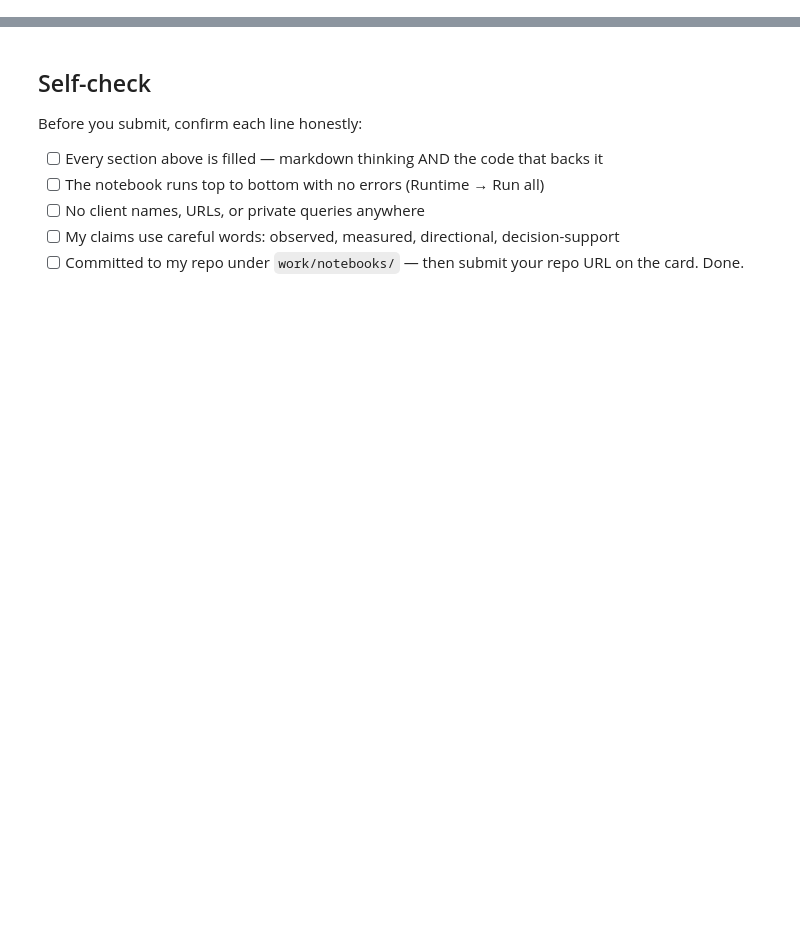
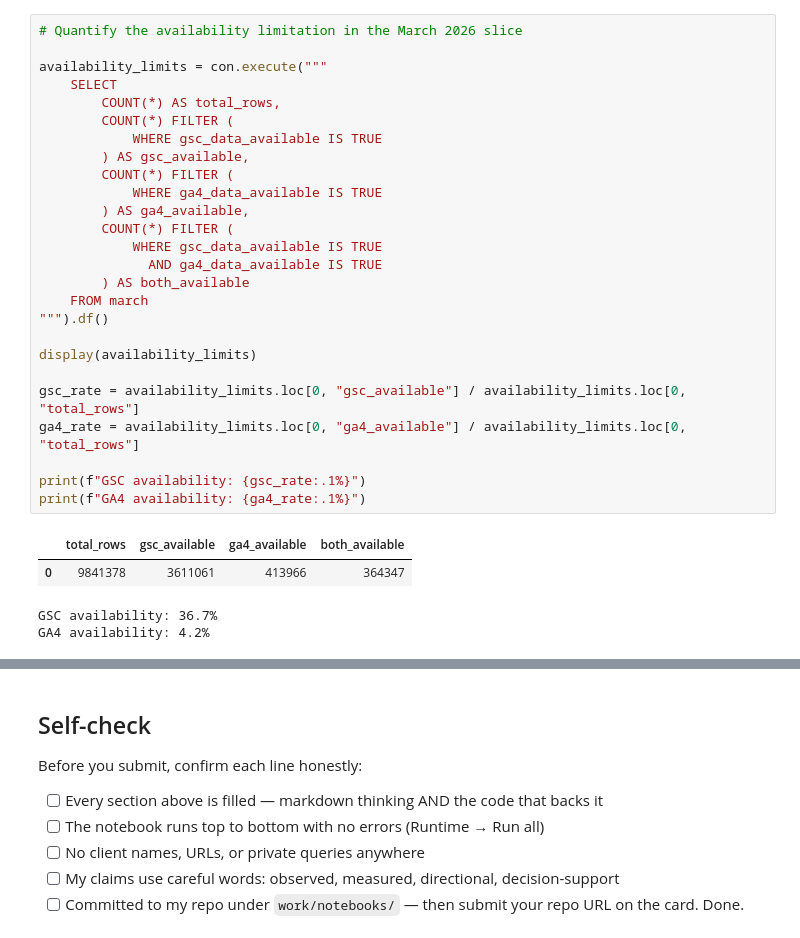
Before and after one commit to Dushyant1607/ml-internship, a Jupyter notebook: work/notebooks/w03_data_contract.ipynb, the cells around one changed output, grey strips where cells are left out. Saved outputs shown, nothing was run; the diff lists cells and outputs as text; blank space fills up the shorter version.

```diff
--- a/work/notebooks/w03_data_contract.ipynb
+++ b/work/notebooks/w03_data_contract.ipynb
@@ -36,0 +516,31 @@ This skeleton is yours to fill. Work the sections **in order** — each one has
+# %%
+# Quantify the availability limitation in the March 2026 slice
+
+availability_limits = con.execute("""
+    SELECT
+        COUNT(*) AS total_rows,
+        COUNT(*) FILTER (
+            WHERE gsc_data_available IS TRUE
+        ) AS gsc_available,
+        COUNT(*) FILTER (
+            WHERE ga4_data_available IS TRUE
+        ) AS ga4_available,
+        COUNT(*) FILTER (
+            WHERE gsc_data_available IS TRUE
+              AND ga4_data_available IS TRUE
+        ) AS both_available
+    FROM march
+""").df()
+
+display(availability_limits)
+
+gsc_rate = availability_limits.loc[0, "gsc_available"] / availability_limits.loc[0, "total_rows"]
+ga4_rate = availability_limits.loc[0, "ga4_available"] / availability_limits.loc[0, "total_rows"]
+
+print(f"GSC availability: {gsc_rate:.1%}")
+print(f"GA4 availability: {ga4_rate:.1%}")
+# %% [output]
+|  | total_rows | gsc_available | ga4_available | both_available |
+| 0 | 9841378 | 3611061 | 413966 | 364347 |
+GSC availability: 36.7%
+GA4 availability: 4.2%
```
Also changed, not shown: parts of 19 cells of this notebook.
